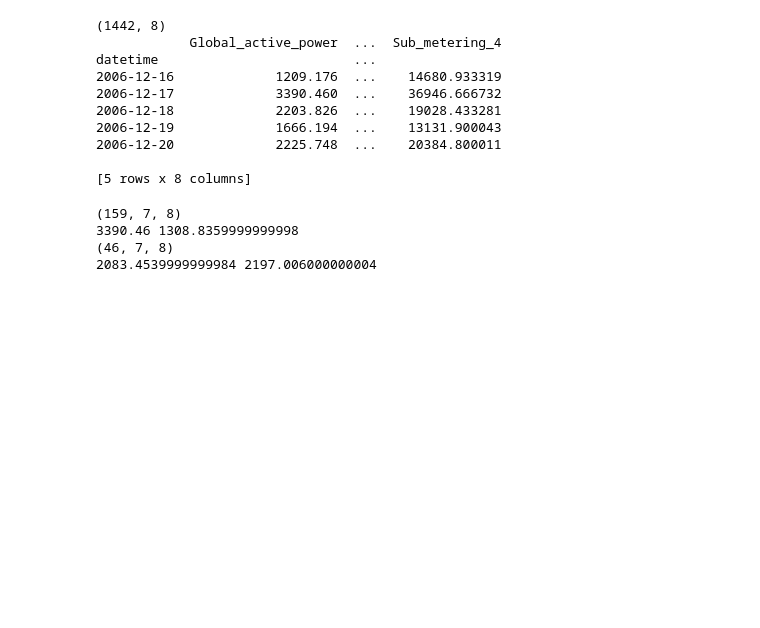
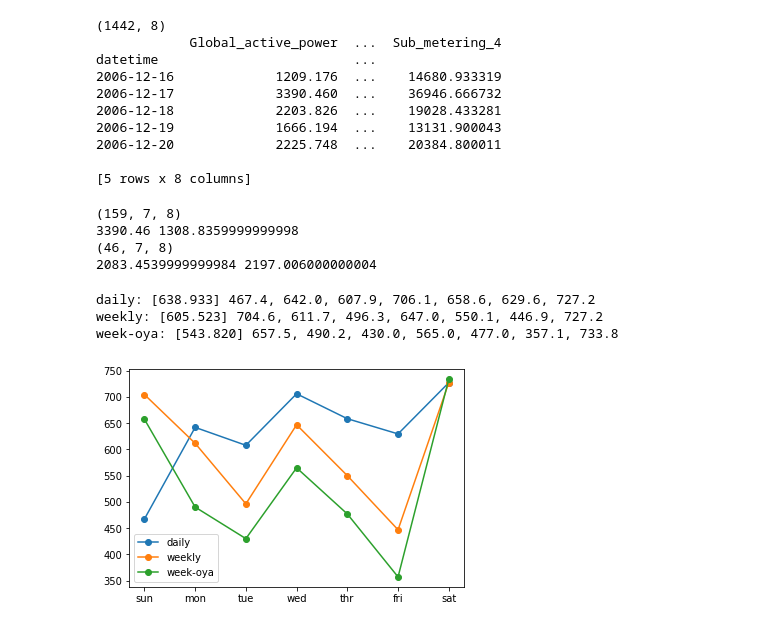
Before and after one commit to payalahuja98/Time_Series_Forecasting, a Jupyter notebook: household_power_consumption.ipynb, the cells around one changed output. Cells and saved outputs as stored; diff of their text form; code cells hidden in the pictures; blank space fills up the shorter version.

Commit message:
developed naive forecast models

```diff
--- a/household_power_consumption.ipynb
+++ b/household_power_consumption.ipynb
@@ -151,0 +163,40 @@ def summarize_scores(name, score, scores):
+# %%
+def weekly_persistence(history):
+  last_week = history[-1]
+  return last_week[:, 0]
+# %%
+# week one year ago persistence model
+def week_one_year_ago_persistence(history):
+  # get the data for the prior week
+  last_week = history[-52]
+  return last_week[:, 0]
+# %%
+# load the new file
+dataset = read_csv('household_power_consumption_days.csv', header=0,
+infer_datetime_format=True, parse_dates=['datetime'], index_col=['datetime'])
+# split into train and test
+train, test = split_dataset(dataset.values)
+# %%
+# define the names and functions for the models we wish to evaluate
+models = dict()
+models['daily'] = daily_persistence
+models['weekly'] = weekly_persistence
+models['week-oya'] = week_one_year_ago_persistence
+# %%
+#evaluate each model
+days = ["sun", "mon", "tue", "wed", "thr", "fri", "sat"]
+
+for name, func in models.items():
+  score, scores = evaluate_model(func, train, test)
+  # summarize scores
+  summarize_scores(name, score, scores)
+  # plot scores
+  pyplot.plot(days, scores, marker='o', label=name)
+# show plot
+pyplot.legend()
+pyplot.savefig("naive_forecasts.png")
+# %% [output]
+daily: [638.933] 467.4, 642.0, 607.9, 706.1, 658.6, 629.6, 727.2
+weekly: [605.523] 704.6, 611.7, 496.3, 647.0, 550.1, 446.9, 727.2
+week-oya: [543.820] 657.5, 490.2, 430.0, 565.0, 477.0, 357.1, 733.8
+[figure, added]
```
Also changed, not shown: parts of 4 cells of this notebook.
